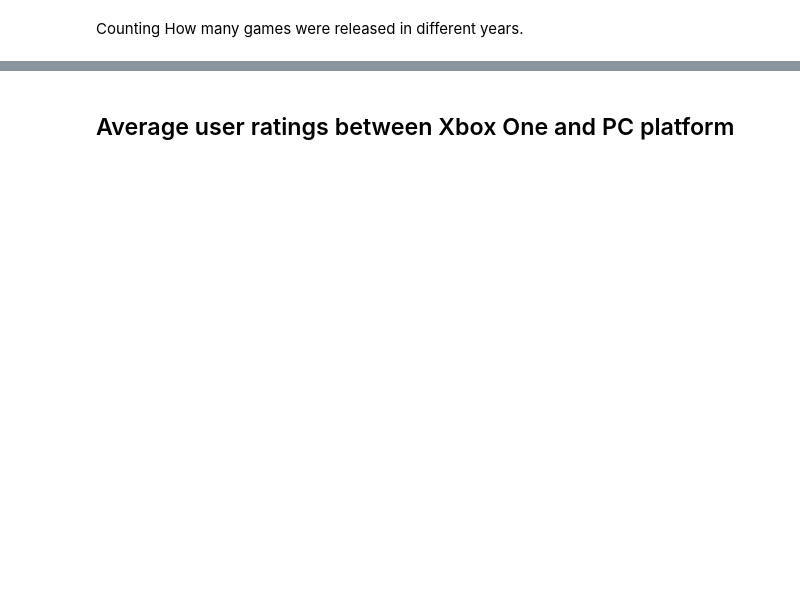
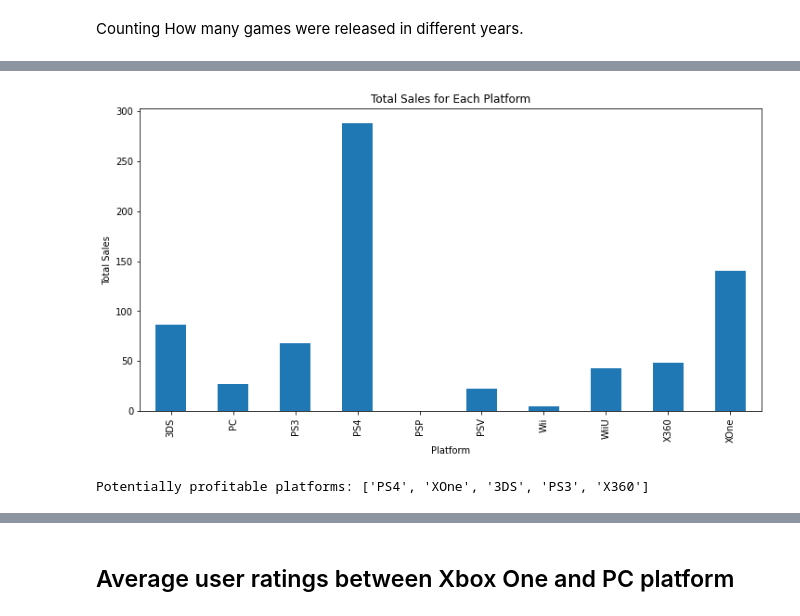
Before and after one commit to rperdomog/games_project, a Jupyter notebook: notebooks/EDA.ipynb, the cells around one changed output, grey strips where cells are left out. Drawn from its saved outputs; the diff is of its cells as text; code cells hidden in the pictures; blank space fills up the shorter version.

```diff
--- a/notebooks/EDA.ipynb
+++ b/notebooks/EDA.ipynb
@@ -418,3 +389,0 @@ Average lifetime of a platform: 7.612903225806452 years
-# %%
-df = df[df_whole['year_of_release']== 2016]
-df.info()
@@ -646,0 +504,7 @@ The ratings have different behaviors depending the region, and also affect parti
+# %%
+df_last_years = df[df['year_of_release'].isin([2014, 2015, 2016])]
+df_last_years.info()
+
+df_last_years.head(10)
+
+# df_last_years.tail(10)
@@ -646,0 +562,22 @@ The ratings have different behaviors depending the region, and also affect parti
+# %%
+# Calculate the total sales for each platform
+platform_sales = df_last_years.groupby('platform')['total_sales'].sum()
+
+# Identify the platforms with the highest total sales
+top_platforms = platform_sales.nlargest(5)  # Select top 5 platforms
+
+# Plot the total sales for each platform
+plt.figure(figsize=(12, 6))
+platform_sales.plot(kind='bar')
+plt.title('Total Sales for Each Platform')
+plt.xlabel('Platform')
+plt.ylabel('Total Sales')
+plt.show()
+
+
+# Most profitable platforms based on the analysis
+potentially_profitable_platforms = platform_sales.nlargest(5).index.tolist()
+print("Potentially profitable platforms:", potentially_profitable_platforms)
+# %% [output]
+[figure, added]
+Potentially profitable platforms: ['PS4', 'XOne', '3DS', 'PS3', 'X360']
```
Also changed, not shown: parts of 83 cells of this notebook.
